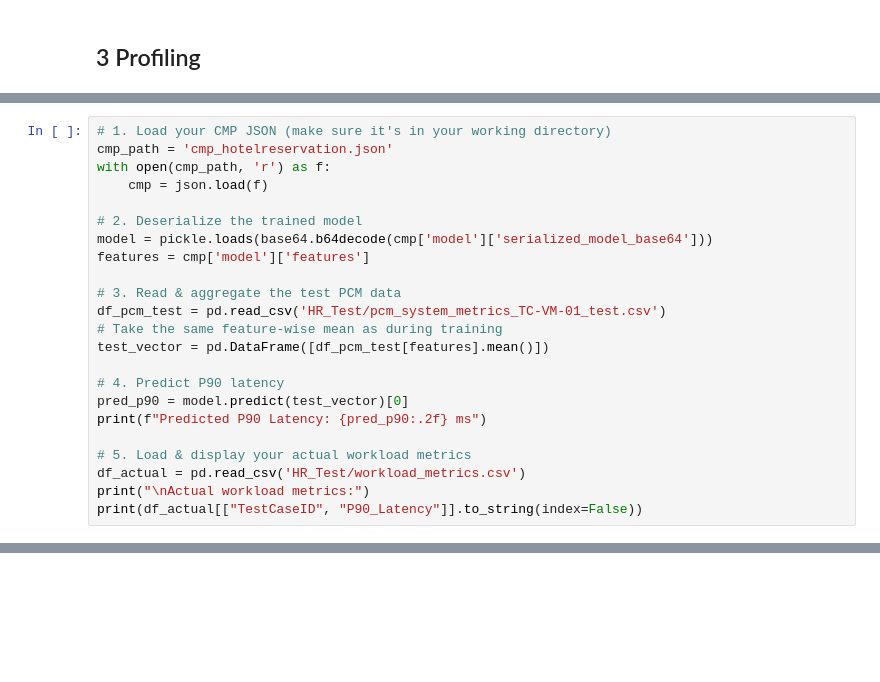
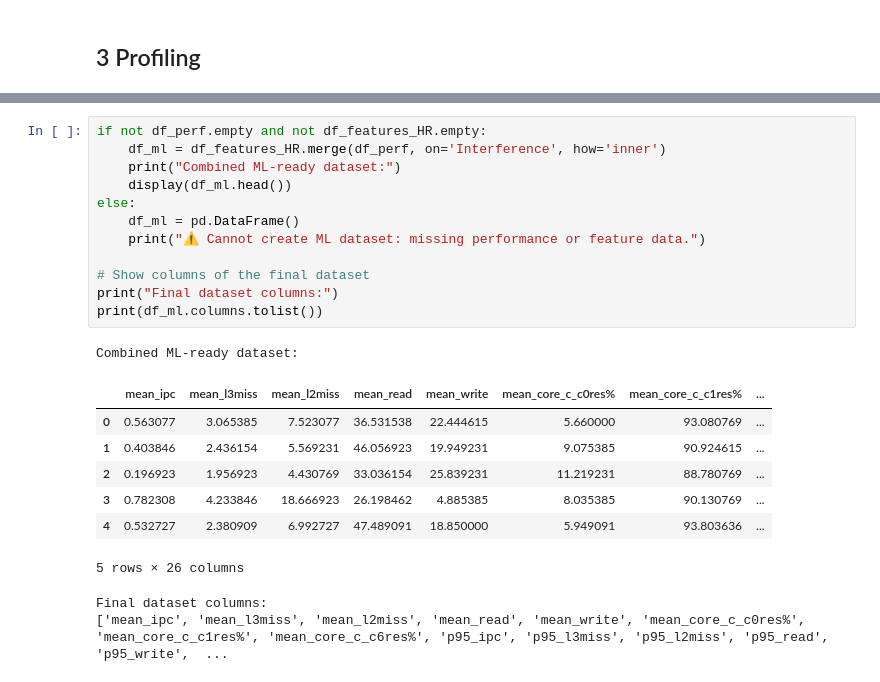
Before and after one commit to georgakopoulosgeo/Interference_Thesis_NTUA, a Jupyter notebook: profiling/fix_datasets.ipynb, the cells around one changed output, grey strips where cells are left out. Drawn from its saved outputs; the diff is of its cells as text; blank space fills up the shorter version.

```diff
--- a/profiling/fix_datasets.ipynb
+++ b/profiling/fix_datasets.ipynb
@@ -734,23 +446,0 @@ workload_metrics.csv                          100%  205    65.8KB/s   00:00
-# %%
-# 1. Load your CMP JSON (make sure it's in your working directory)
-cmp_path = 'cmp_hotelreservation.json'
-with open(cmp_path, 'r') as f:
-    cmp = json.load(f)
-
-# 2. Deserialize the trained model
-model = pickle.loads(base64.b64decode(cmp['model']['serialized_model_base64']))
-features = cmp['model']['features']
-
-# 3. Read & aggregate the test PCM data
-df_pcm_test = pd.read_csv('HR_Test/pcm_system_metrics_TC-VM-01_test.csv')
-# Take the same feature-wise mean as during training
-test_vector = pd.DataFrame([df_pcm_test[features].mean()])
-
-# 4. Predict P90 latency
-pred_p90 = model.predict(test_vector)[0]
-print(f"Predicted P90 Latency: {pred_p90:.2f} ms")
-
-# 5. Load & display your actual workload metrics
-df_actual = pd.read_csv('HR_Test/workload_metrics.csv')
-print("\nActual workload metrics:")
-print(df_actual[["TestCaseID", "P90_Latency"]].to_string(index=False))
@@ -762,0 +526,23 @@ TestCaseID  P90_Latency
+# %%
+if not df_perf.empty and not df_features_HR.empty:
+    df_ml = df_features_HR.merge(df_perf, on='Interference', how='inner')
+    print("Combined ML-ready dataset:")
+    display(df_ml.head())
+else:
+    df_ml = pd.DataFrame()
+    print("⚠️ Cannot create ML dataset: missing performance or feature data.")
+
+# Show columns of the final dataset
+print("Final dataset columns:")
+print(df_ml.columns.tolist())
+# %% [output]
+Combined ML-ready dataset:
+|  | mean_ipc | mean_l3miss | mean_l2miss | mean_read | mean_write | mean_core_c_c0res% | mean_core_c_c1res% | ... |
+| 0 | 0.563077 | 3.065385 | 7.523077 | 36.531538 | 22.444615 | 5.660000 | 93.080769 | ... |
+| 1 | 0.403846 | 2.436154 | 5.569231 | 46.056923 | 19.949231 | 9.075385 | 90.924615 | ... |
+| 2 | 0.196923 | 1.956923 | 4.430769 | 33.036154 | 25.839231 | 11.219231 | 88.780769 | ... |
+| 3 | 0.782308 | 4.233846 | 18.666923 | 26.198462 | 4.885385 | 8.035385 | 90.130769 | ... |
+| 4 | 0.532727 | 2.380909 | 6.992727 | 47.489091 | 18.850000 | 5.949091 | 93.803636 | ... |
+5 rows × 26 columns
+Final dataset columns:
+['mean_ipc', 'mean_l3miss', 'mean_l2miss', 'mean_read', 'mean_write', 'mean_core_c_c0res%', 'mean_core_c_c1res%', 'mean_core_c_c6res%', 'p95_ipc', 'p95_l3miss', 'p95_l2miss', 'p95_read', 'p95_write',  ...
```
Also changed, not shown: parts of 48 cells of this notebook, 1 other file.
